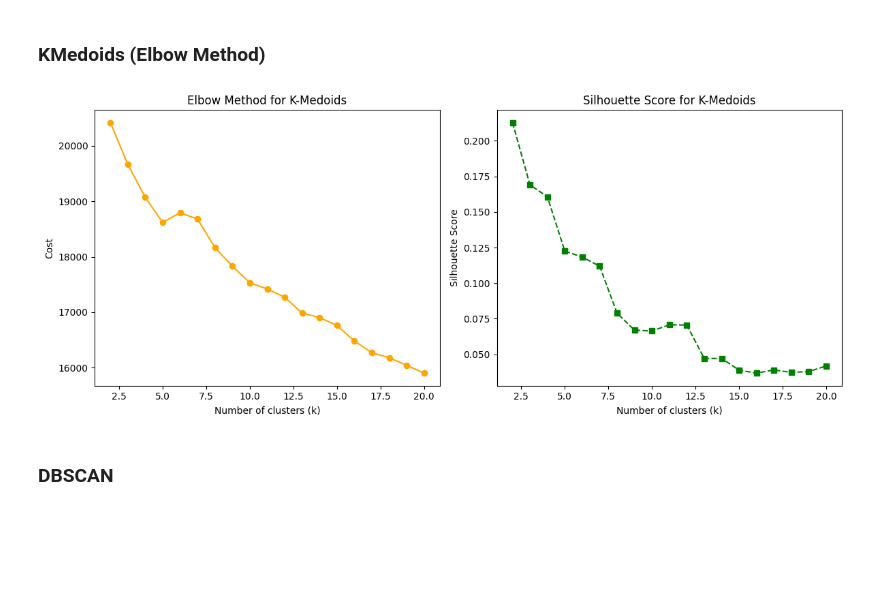
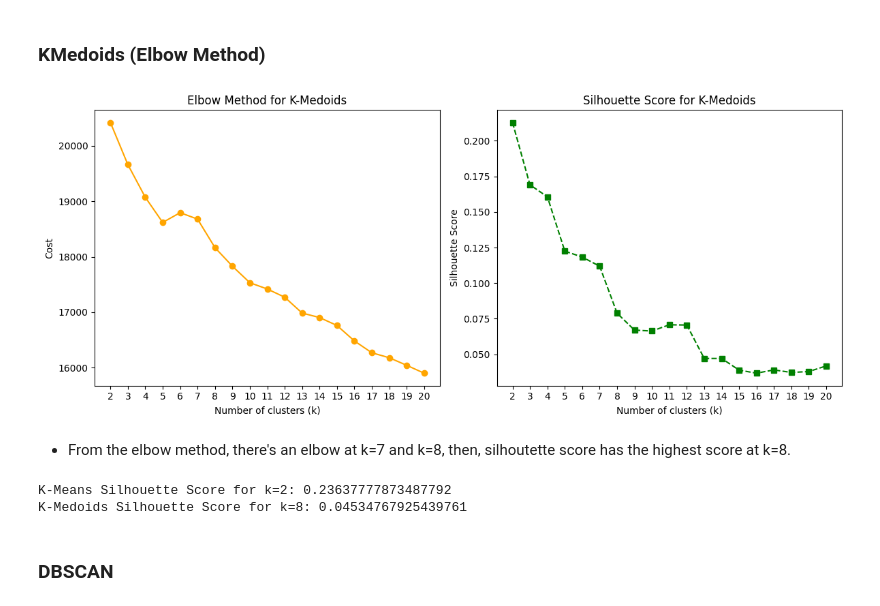
Before and after one commit to Graceyujung/ML, a Jupyter notebook: Grace_Clustering_Assignment.ipynb, the cells around one changed output. Saved outputs shown, nothing was run; the diff lists cells and outputs as text; code cells hidden in the pictures; blank space fills up the shorter version.

```diff
--- a/Grace_Clustering_Assignment.ipynb
+++ b/Grace_Clustering_Assignment.ipynb
@@ -318,33 +318,54 @@ data.to_csv("clustered_marketing_campaign.csv", index=False)
 # %%
 from sklearn_extra.cluster import KMedoids
 
 k_values = range(2, 21) # k starts from 2 since we don't want only 1 cluster
 costs = []
 silhouette_scores = []
 
 for k in k_values:
     kmedoids = KMedoids(n_clusters=k, random_state=42, metric="manhattan", init='k-medoids++')
     kmedoids.fit(df)
     cluster_labels = kmedoids.predict(df)
     costs.append(kmedoids.inertia_)
     silhouette_scores.append(silhouette_score(df, cluster_labels))
 
 plt.figure(figsize=(12, 5))
 plt.subplot(1, 2, 1)
 plt.plot(k_values, costs, marker="o", linestyle="-", color="orange")
+plt.xticks(k_values)
 plt.xlabel("Number of clusters (k)")
 plt.ylabel("Cost")
 plt.title("Elbow Method for K-Medoids")
 
 plt.subplot(1, 2, 2)
 plt.plot(k_values, silhouette_scores, marker="s", linestyle="--", color="g")
+plt.xticks(k_values)
 plt.xlabel("Number of clusters (k)")
 plt.ylabel("Silhouette Score")
 plt.title("Silhouette Score for K-Medoids")
 
 plt.tight_layout()
 plt.show()
 # %% [output]
-[figure, old version]
+[figure, new version]
+# %% [markdown]
+- From the elbow method, there's an elbow at k=7 and k=8, then, silhoutette score has the highest score at k=8.
+# %%
+kmeans = KMeans(n_clusters=2, random_state=42)  # k=2 as optimal k
+kmeans.fit(df)
+
+# Calculate the silhouette score for K-Means clustering
+silhouette_kmeans = silhouette_score(df, kmeans.labels_)
+print(f"K-Means Silhouette Score for k=2: {silhouette_kmeans}")
+
+kmedoids = KMedoids(n_clusters=8, random_state=42)  # k=8 as optimal k
+kmedoids.fit(df)
+
+# Calculate the silhouette score for K-Medoids clustering
+silhouette_kmedoids = silhouette_score(df, kmedoids.labels_)
+print(f"K-Medoids Silhouette Score for k=8: {silhouette_kmedoids}")
+# %% [output]
+K-Means Silhouette Score for k=2: 0.23637777873487792
+K-Medoids Silhouette Score for k=8: 0.04534767925439761
 # %% [markdown]
 ### DBSCAN
```
Also changed, not shown: parts of 1 cell of this notebook.
